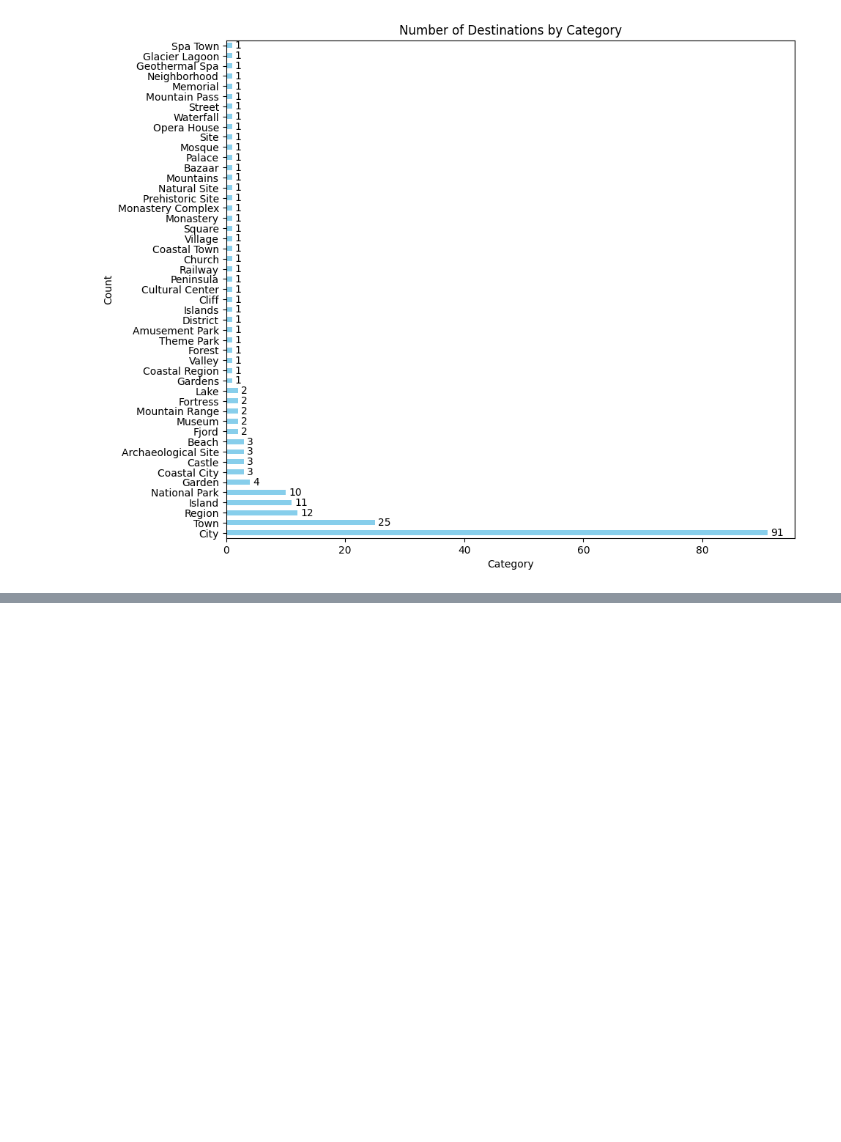
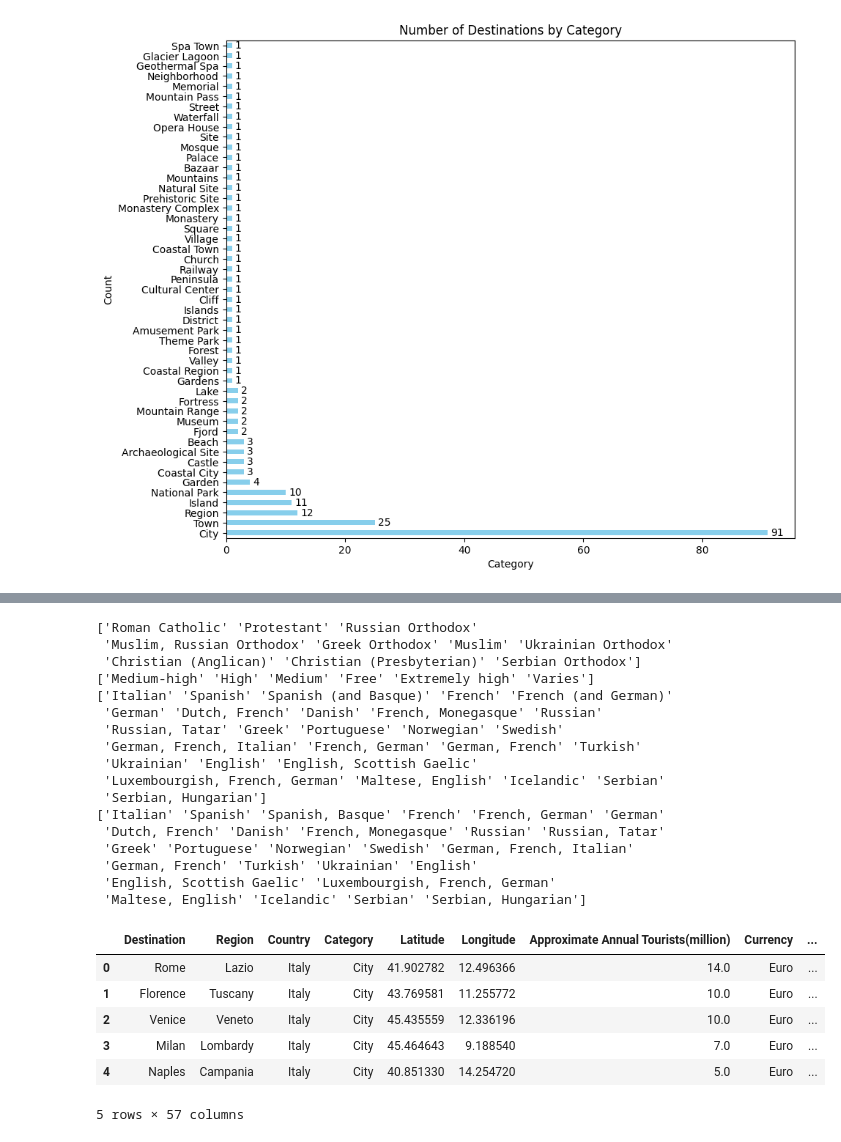
Before and after one commit to j1ahua/Travel_Recommendation_System, a Jupyter notebook: notebook/travel_analysis.ipynb, the cells around one changed output, grey strips where cells are left out. Saved outputs shown, nothing was run; the diff lists cells and outputs as text; code cells hidden in the pictures; blank space fills up the shorter version.

```diff
--- a/notebook/travel_analysis.ipynb
+++ b/notebook/travel_analysis.ipynb
@@ -164,0 +213,76 @@ df["Broad Category"] = df["Category"].map(category_map)
+# %%
+#multi label one-hot encoding for seasons
+from sklearn.preprocessing import MultiLabelBinarizer
+
+
+df["Season List"] = df["Season"].str.split(", ")
+mlb = MultiLabelBinarizer()
+season_dummies = pd.DataFrame(
+    mlb.fit_transform(df["Season List"]),
+    columns=mlb.classes_,
+    index=df.index
+)
+df = pd.concat([df, season_dummies], axis=1)
+
+print(df['Majority Religion'].unique())
+religion_dummies = df['Majority Religion'].str.get_dummies(sep=', ')
+df = df.join(religion_dummies)
+
+print(df['Cost of Living'].unique()) #cost is ordinal,
+cost_map = {
+    "Free":            0,
+    "Medium":          1,
+    "Medium-high":     2,
+    "High":            3,
+    "Extremely high":  4,
+    "Varies":          5,
+}
+df['cost_enc'] = df['Cost of Living'].map(cost_map)
+
+print(df['Language'].unique())
+clean = (
+    df['Language']
+      # 1a. drop parentheses
+      .str.replace(r'[()]', '', regex=True)
+
+      # 1b. turn “and” (any case, any surrounding spaces) into a comma
+      .str.replace(r'(?i)\s*\band\b\s*', ', ', regex=True)
+
+      # 1c. turn any other delimiters you use into commas
+      .str.replace(r'[;/]', ',', regex=True)
+
+      # 1d. collapse multiple commas / spaces, strip ends
+      .str.replace(r'\s*,\s*', ', ', regex=True)   # tidy commas
+      .str.replace(r'\s+', ' ', regex=True)        # collapse whitespace
+      .str.strip(' ,')                             # trim leftover ,/space
+)
+lan_dummies = clean.str.get_dummies(sep=', ')
+df = df.join(lan_dummies)
+print(clean.unique())
+
+df.head()
+# %% [output]
+['Roman Catholic' 'Protestant' 'Russian Orthodox'
+ 'Muslim, Russian Orthodox' 'Greek Orthodox' 'Muslim' 'Ukrainian Orthodox'
+ 'Christian (Anglican)' 'Christian (Presbyterian)' 'Serbian Orthodox']
+['Medium-high' 'High' 'Medium' 'Free' 'Extremely high' 'Varies']
+['Italian' 'Spanish' 'Spanish (and Basque)' 'French' 'French (and German)'
+ 'German' 'Dutch, French' 'Danish' 'French, Monegasque' 'Russian'
+ 'Russian, Tatar' 'Greek' 'Portuguese' 'Norwegian' 'Swedish'
+ 'German, French, Italian' 'French, German' 'German, French' 'Turkish'
+ 'Ukrainian' 'English' 'English, Scottish Gaelic'
+ 'Luxembourgish, French, German' 'Maltese, English' 'Icelandic' 'Serbian'
+ 'Serbian, Hungarian']
+['Italian' 'Spanish' 'Spanish, Basque' 'French' 'French, German' 'German'
+ 'Dutch, French' 'Danish' 'French, Monegasque' 'Russian' 'Russian, Tatar'
+ 'Greek' 'Portuguese' 'Norwegian' 'Swedish' 'German, French, Italian'
+ 'German, French' 'Turkish' 'Ukrainian' 'English'
+ 'English, Scottish Gaelic' 'Luxembourgish, French, German'
+ 'Maltese, English' 'Icelandic' 'Serbian' 'Serbian, Hungarian']
+|  | Destination | Region | Country | Category | Latitude | Longitude | Approximate Annual Tourists(million) | Currency | ... |
+| 0 | Rome | Lazio | Italy | City | 41.902782 | 12.496366 | 14.0 | Euro | ... |
+| 1 | Florence | Tuscany | Italy | City | 43.769581 | 11.255772 | 10.0 | Euro | ... |
+| 2 | Venice | Veneto | Italy | City | 45.435559 | 12.336196 | 10.0 | Euro | ... |
+| 3 | Milan | Lombardy | Italy | City | 45.464643 | 9.188540 | 7.0 | Euro | ... |
+| 4 | Naples | Campania | Italy | City | 40.851330 | 14.254720 | 5.0 | Euro | ... |
+5 rows × 57 columns
```
Also changed, not shown: parts of 9 cells of this notebook.
